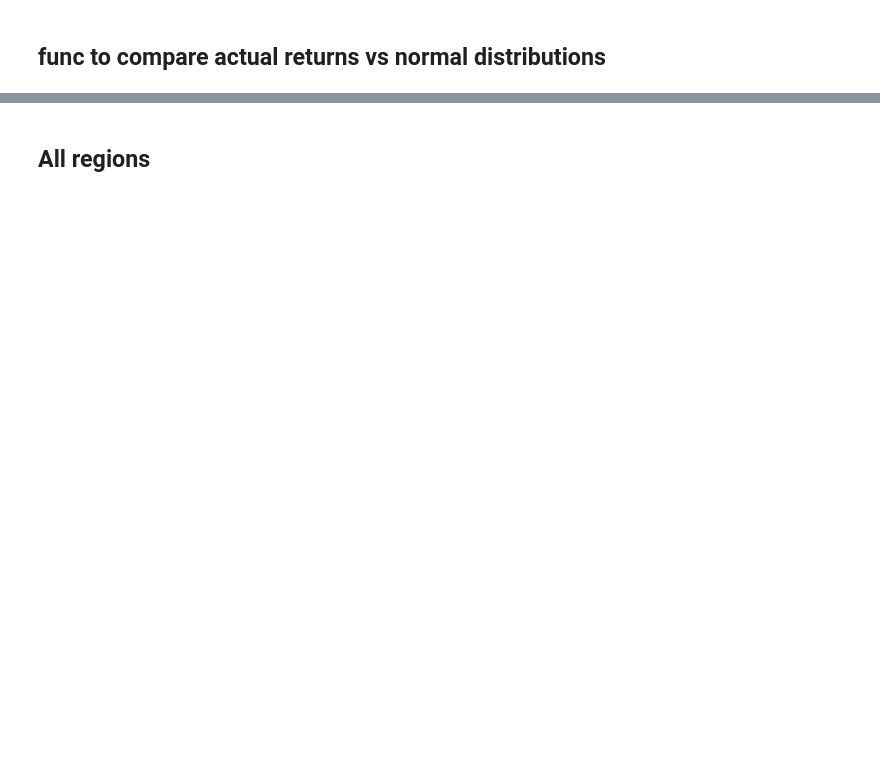
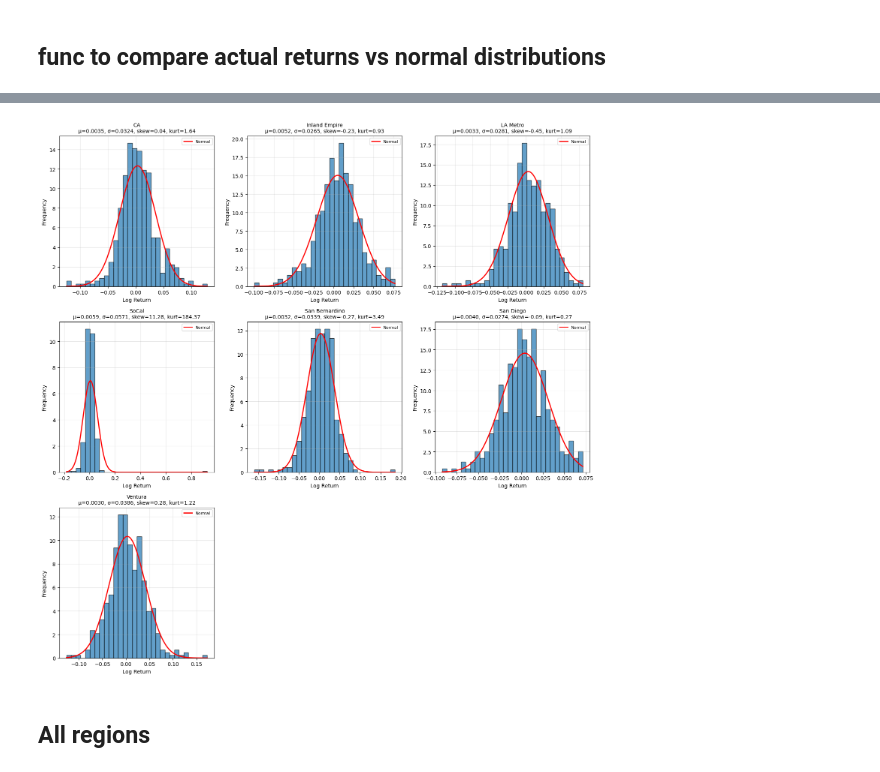
Before and after one commit to alvaroEspinozaMerida/CA_Housing_Analysis, a Jupyter notebook: src/johnny.ipynb, the cells around one changed output, grey strips where cells are left out. Cells and saved outputs as stored; diff of their text form; code cells hidden in the pictures; blank space fills up the shorter version.

```diff
--- a/src/johnny.ipynb
+++ b/src/johnny.ipynb
@@ -209,2 +229,49 @@ Excess Kurtosis: 1.640
+# %%
+# Compare all SoCal regions side-by-side
+regions = ["CA", "Inland Empire", "LA Metro", "SoCal", # "Los Angeles", "Oraange", "Riverside"
+           "San Bernardino", "San Diego", "Ventura"] # Include "CA" "Inland Empire" "SoCal" "LA Metro" when needed
+
+# Filter to available regions with sufficient data
+available = [r for r in regions if r in df.columns and df[r].notna().sum() > 100]
+
+# Create grid of subplots
+n_regions = len(available)
+n_cols = 3
+n_rows = (n_regions + n_cols - 1) // n_cols  # Ceiling division
+
+fig, axes = plt.subplots(n_rows, n_cols, figsize=(15, 5*n_rows))
+axes = axes.flatten()  # Flatten to 1D array for easy iteration
+
+for i, region in enumerate(available):
+    returns = compute_returns(df, region, method="log")
+
+    mean = returns.mean()
+    std = returns.std()
+    skew = returns.skew()
+    kurt = returns.kurtosis()
+
+    # Plot histogram with normal overlay
+    ax = axes[i]
+    ax.hist(returns, bins=30, density=True, alpha=0.7, edgecolor='black')
+
+    x = np.linspace(returns.min(), returns.max(), 200)
+    pdf = stats.norm.pdf(x, mean, std)
+    ax.plot(x, pdf, 'r-', linewidth=2, label='Normal')
+
+    ax.set_title(f"{region}\nμ={mean:.4f}, σ={std:.4f}, skew={skew:.2f}, kurt={kurt:.2f}",
+                 fontsize=10)
+    ax.set_xlabel("Log Return")
+    ax.set_ylabel("Frequency")
+    ax.legend(fontsize=8)
+    ax.grid(alpha=0.3)
+
+# Hide unused subplots
+for i in range(n_regions, len(axes)):
+    axes[i].axis('off')
+
+plt.tight_layout()
+plt.show()
+# %% [output]
+[figure, added]
 # %% [markdown]
 ## All regions
```
Also changed, not shown: parts of 11 cells of this notebook.
